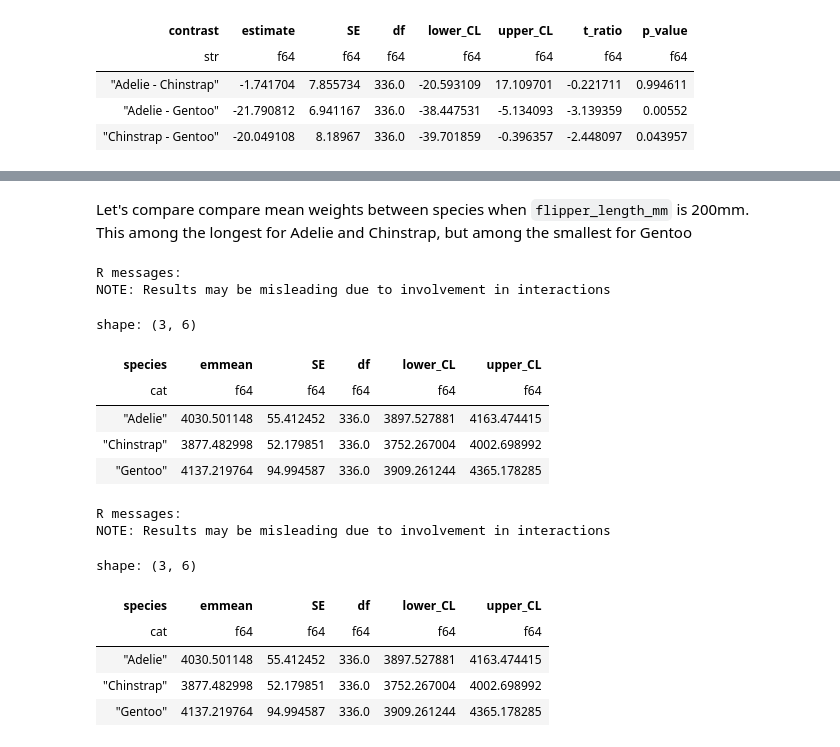
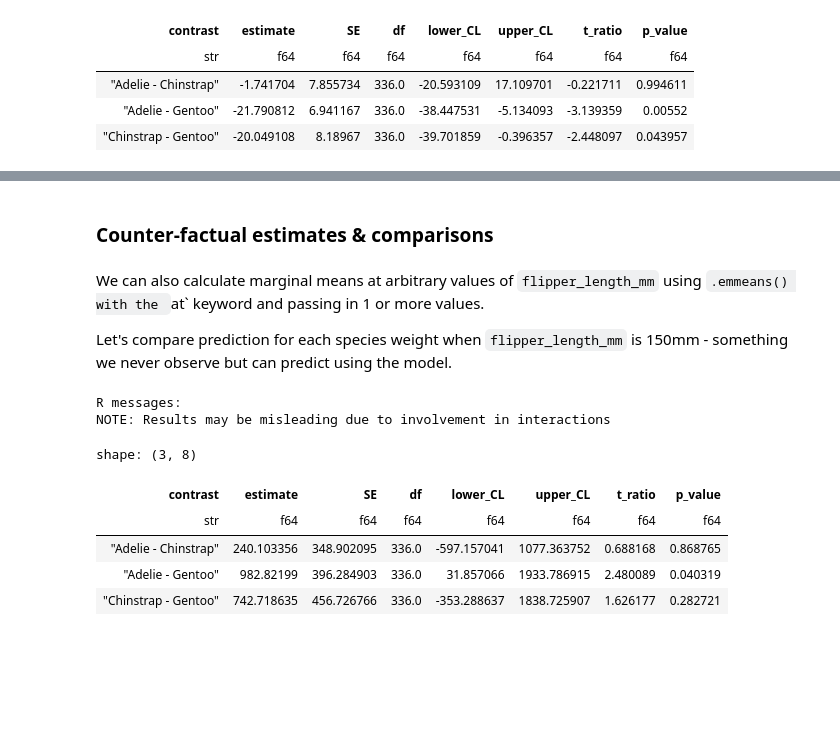
Before and after one commit to ejolly/pymer4, a Jupyter notebook: docs/tutorials/02_categorical.ipynb, the cells around one changed output, grey strips where cells are left out. Saved outputs shown, nothing was run; the diff lists cells and outputs as text; code cells hidden in the pictures; blank space fills up the shorter version.

```diff
--- a/docs/tutorials/02_categorical.ipynb
+++ b/docs/tutorials/02_categorical.ipynb
@@ -606,27 +603,17 @@ model.fit()
-# %% [markdown]
-Let's compare compare mean weights between species when `flipper_length_mm` is 200mm.
-This among the longest for Adelie and Chinstrap, but among the smallest for Gentoo
-# %%
-# Now 200 = 200mm, the original scale of the data
-model.emmeans('species', at={'flipper_length_mm': 200})
-# %% [output]
-R messages:
-NOTE: Results may be misleading due to involvement in interactions
-shape: (3, 6)
-| species | emmean | SE | df | lower_CL | upper_CL |
-| cat | f64 | f64 | f64 | f64 | f64 |
-| "Adelie" | 4030.501148 | 55.412452 | 336.0 | 3897.527881 | 4163.474415 |
-| "Chinstrap" | 3877.482998 | 52.179851 | 336.0 | 3752.267004 | 4002.698992 |
-| "Gentoo" | 4137.219764 | 94.994587 | 336.0 | 3909.261244 | 4365.178285 |
-# %%
-# Now 200 = 200mm, the original scale of the data
-model.emmeans('species', at={'flipper_length_mm': 200})
-# %% [output]
-R messages:
-NOTE: Results may be misleading due to involvement in interactions
-shape: (3, 6)
-| species | emmean | SE | df | lower_CL | upper_CL |
-| cat | f64 | f64 | f64 | f64 | f64 |
-| "Adelie" | 4030.501148 | 55.412452 | 336.0 | 3897.527881 | 4163.474415 |
-| "Chinstrap" | 3877.482998 | 52.179851 | 336.0 | 3752.267004 | 4002.698992 |
-| "Gentoo" | 4137.219764 | 94.994587 | 336.0 | 3909.261244 | 4365.178285 |
+# %% [markdown]
+### Counter-factual estimates & comparisons
+# %% [markdown]
+We can also calculate marginal means at arbitrary values of `flipper_length_mm` using `.emmeans() with the `at` keyword and passing in 1 or more values.
+
+Let's compare prediction for each species weight when `flipper_length_mm` is 150mm - something we never observe but can predict using the model.
+# %%
+model.emmeans('species', at={'flipper_length_mm': 150}, contrasts='pairwise')
+# %% [output]
+R messages:
+NOTE: Results may be misleading due to involvement in interactions
+shape: (3, 8)
+| contrast | estimate | SE | df | lower_CL | upper_CL | t_ratio | p_value |
+| str | f64 | f64 | f64 | f64 | f64 | f64 | f64 |
+| "Adelie - Chinstrap" | 240.103356 | 348.902095 | 336.0 | -597.157041 | 1077.363752 | 0.688168 | 0.868765 |
+| "Adelie - Gentoo" | 982.82199 | 396.284903 | 336.0 | 31.857066 | 1933.786915 | 2.480089 | 0.040319 |
+| "Chinstrap - Gentoo" | 742.718635 | 456.726766 | 336.0 | -353.288637 | 1838.725907 | 1.626177 | 0.282721 |
```
Also changed, not shown: parts of 53 cells of this notebook, 30 other files.
